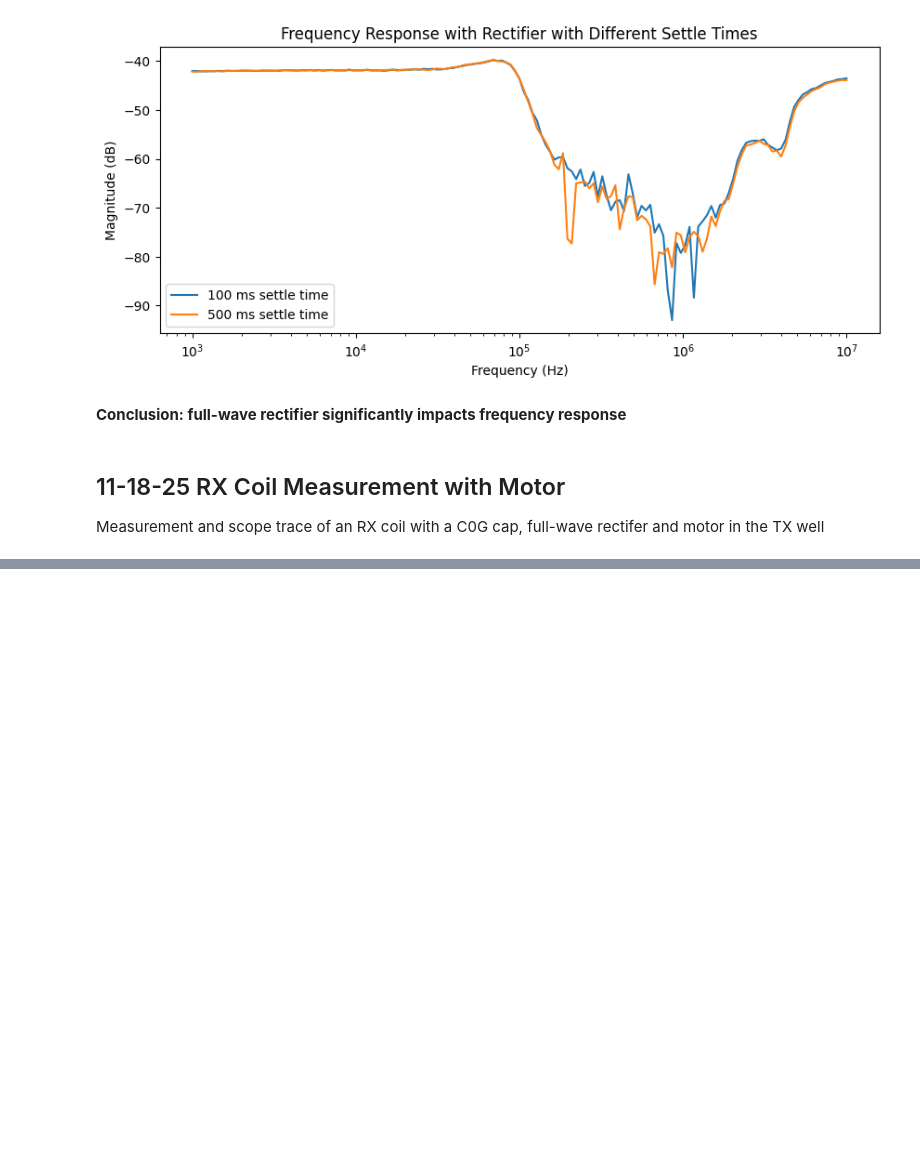
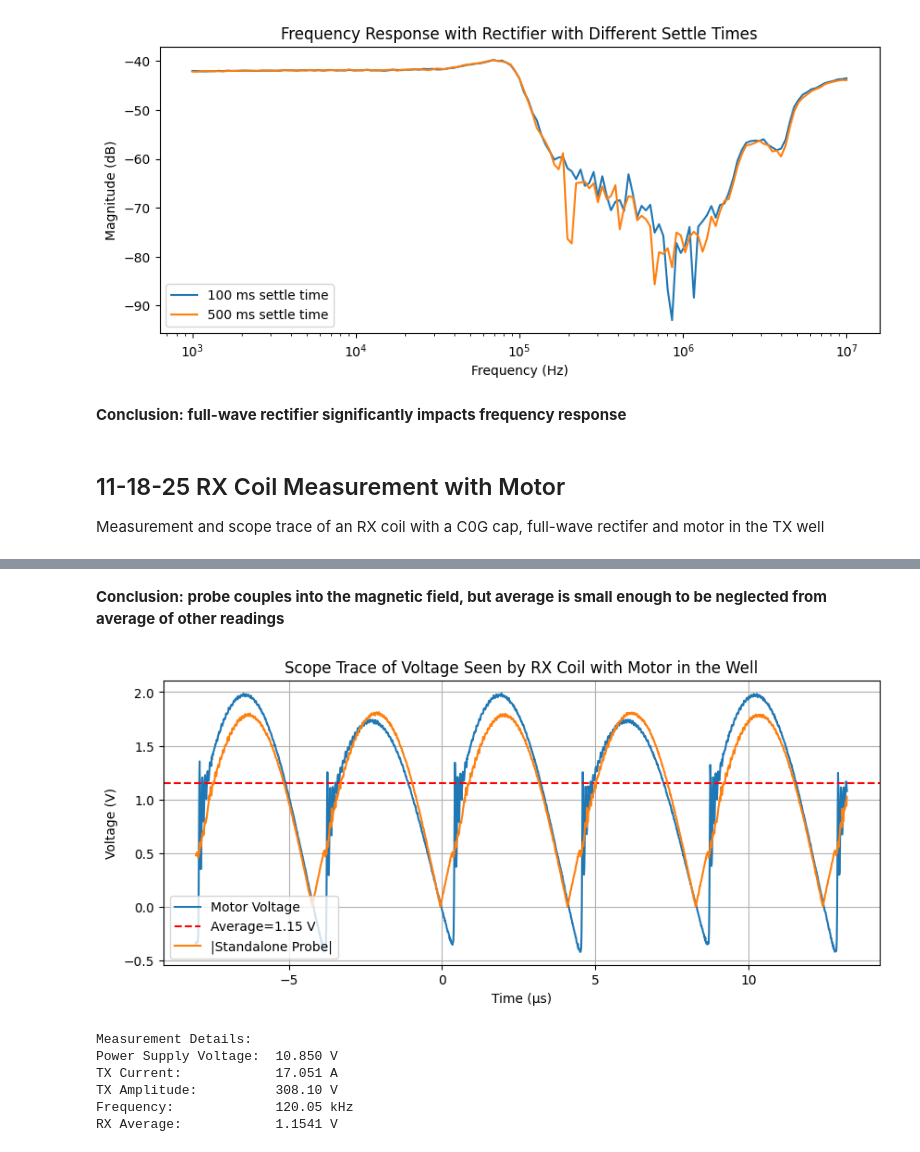
Before and after one commit to davisgtoth/Wireless-Drone-Data-Analysis, a Jupyter notebook: analysis.ipynb, the cells around one changed output, grey strips where cells are left out. Saved outputs shown, nothing was run; the diff lists cells and outputs as text; code cells hidden in the pictures; blank space fills up the shorter version.

```diff
--- a/analysis.ipynb
+++ b/analysis.ipynb
@@ -506,0 +570,2 @@ Frequency:             120.05 kHz
+# %% [markdown]
+**Conclusion: probe couples into the magnetic field, but average is small enough to be neglected from average of other readings**
@@ -506,0 +590,31 @@ Frequency:             120.05 kHz
+# %%
+motor1 = pd.read_csv('11-19_RX_motor/motor.csv', comment='#')
+motor1_meas = pd.read_csv('11-19_RX_motor/motor_meas.csv', comment='#')
+
+avg1 = float(motor1_meas['Value'][6].strip().split(' ')[0])
+
+plt.figure(figsize=(10,4))
+plt.plot(motor1['Time (s)'][14875:17000]*1e6, motor1['Channel 4 (V)'][14875:17000]*10, label='Motor Voltage')
+plt.axhline(y=avg1, label=f'Average={avg1:.2f} V', color='r', linestyle='--')
+plt.plot(probe1['Time (s)'][14875:17000]*1e6, np.abs(probe1['Channel 4 (V)'][14875:17000]*10), label='|Standalone Probe|')
+plt.title('Scope Trace of Voltage Seen by RX Coil with Motor in the Well')
+plt.xlabel('Time (\u03BCs)')
+plt.ylabel('Voltage (V)')
+plt.grid()
+plt.legend()
+plt.show()
+
+print('Measurement Details:')
+print(f'Power Supply Voltage: {motor1_meas['Value'][0]}')
+print(f'TX Current:           {motor1_meas['Value'][1]}')
+print(f'TX Amplitude:         {motor1_meas['Value'][2]}')
+print(f'Frequency:            {motor1_meas['Value'][3]}')
+print(f'RX Average:           {motor1_meas['Value'][6]}')
+# %% [output]
+[figure, added]
+Measurement Details:
+Power Supply Voltage:  10.850 V
+TX Current:            17.051 A
+TX Amplitude:          308.10 V
+Frequency:             120.05 kHz
+RX Average:            1.1541 V
```
Also changed, not shown: parts of 10 cells of this notebook, 10 other files.
